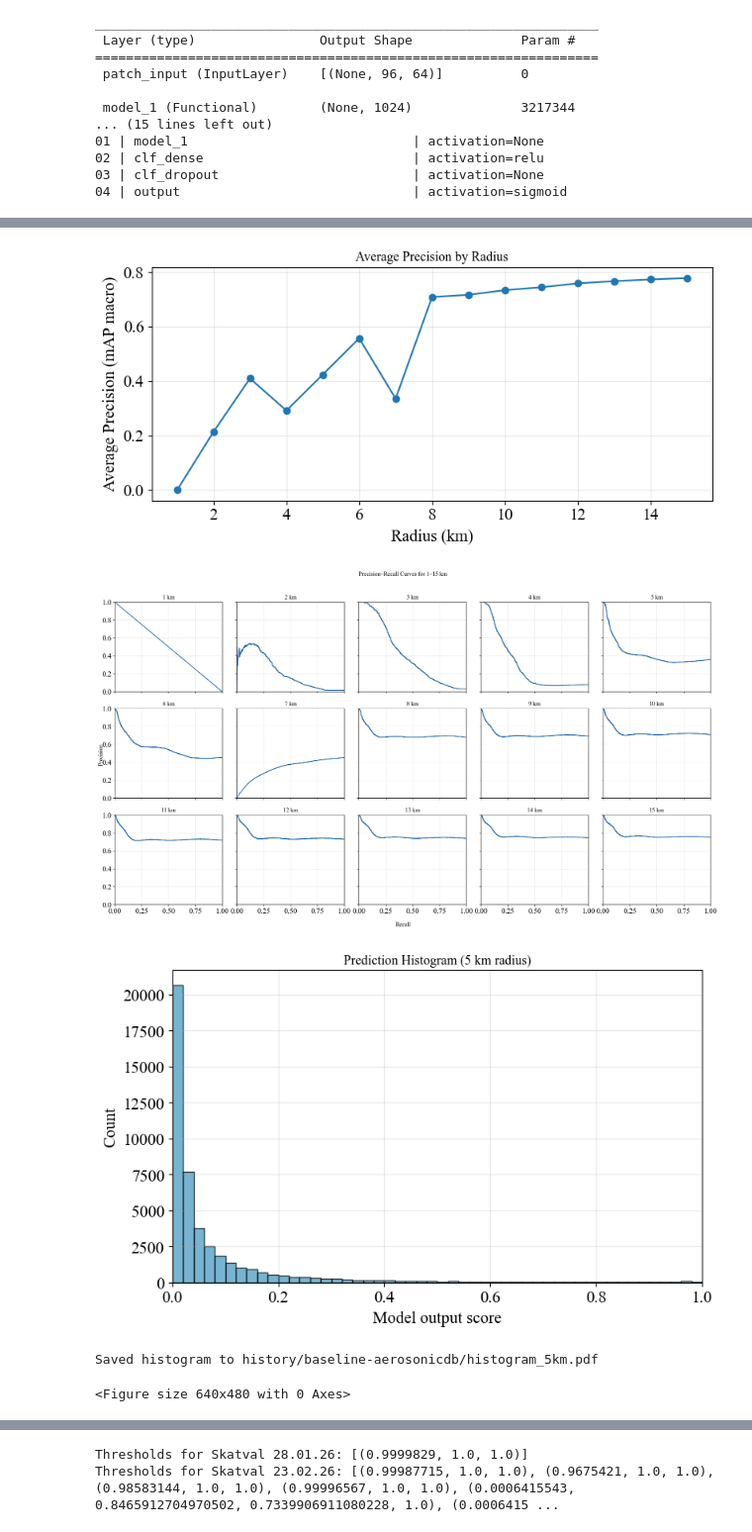
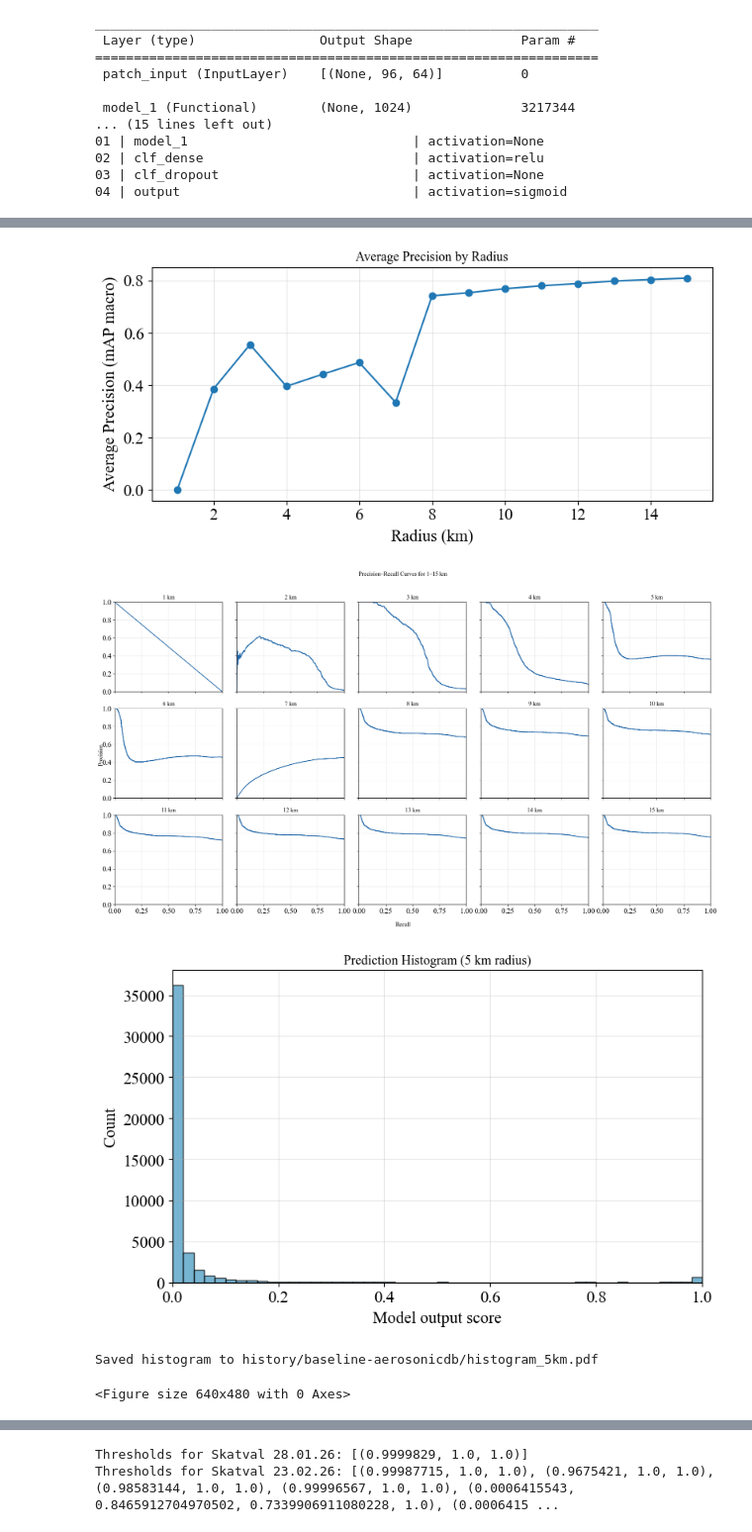
Before and after one commit to ingeborgborhaug/sound-event-detection-aircrafts, a Jupyter notebook: train.ipynb, the cells around one changed output, grey strips where cells are left out. Shown at 99% size. Cells and saved outputs as stored; diff of their text form; code cells hidden in the pictures.

```diff
--- a/train.ipynb
+++ b/train.ipynb
@@ -386,3 +370,5 @@ WARNING:tensorflow:From c:\Users\kampfly\Documents\Ingeborg\Prosjektoppgave\soun
+# %%
+model = tf.keras.models.load_model('history/aerosonic_and_280126/best_model.keras')
 # %%
 import math
 
@@ -393,9 +379,6 @@ predictions_by_radius = {}
 radii = list(range(1, 16))
 
 for km in radii:
-    if km not in radius_results_280126_loc_2:
-        print(f"{km} km -> not found in radius_results, skipping")
-        continue
 
     X_radius_loc1, y_radius_loc1, _ = radius_results_230226_loc_1[km]
     X_radius_loc2, y_radius_loc2, _ = radius_results_230226_loc_2[km]
@@ -505,6 +488,6 @@ else:
-[figure, old version]
+[figure, new version]
-[figure, old version]
+[figure, new version]
-[figure, old version]
+[figure, new version]
 Saved histogram to history/baseline-aerosonicdb/histogram_5km.pdf
 <Figure size 640x480 with 0 Axes>
 # %%
```
Also changed, not shown: parts of 6 cells of this notebook.
